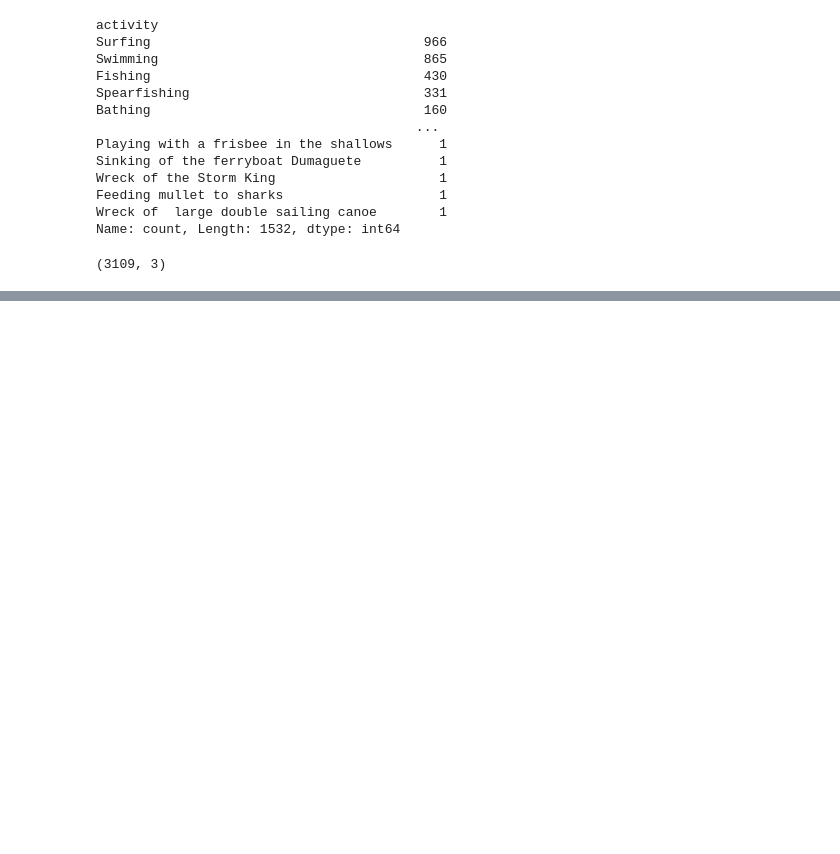
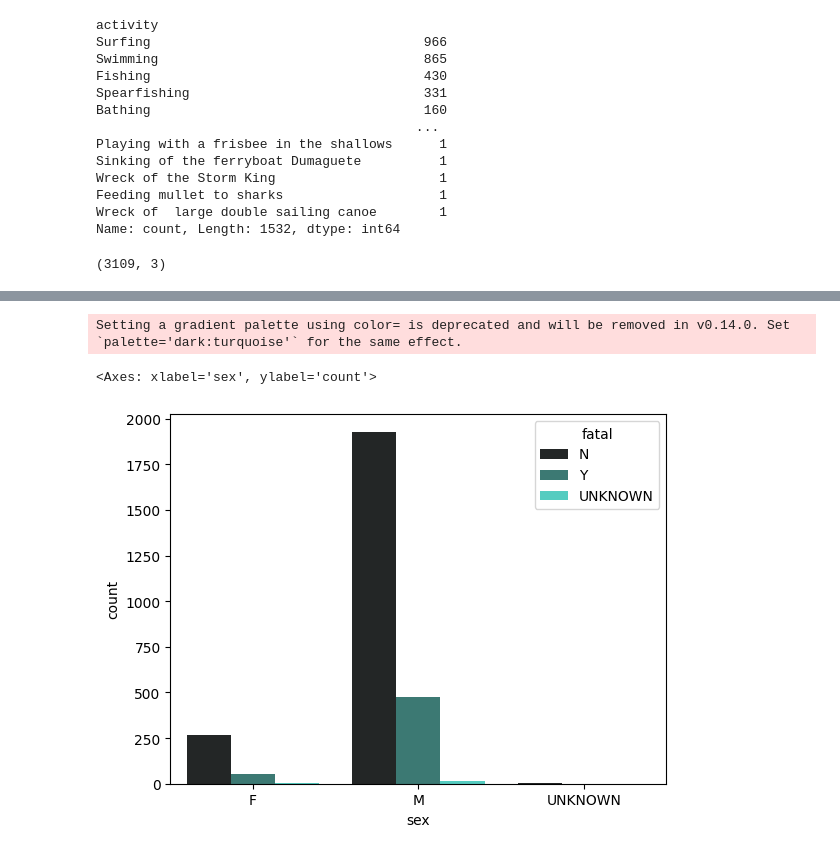
Before and after one commit to Elsa-Clave/Sharks-Attacks-Analysis, a Jupyter notebook: code/main.ipynb, the cells around one changed output, grey strips where cells are left out. Drawn from its saved outputs; the diff is of its cells as text; code cells hidden in the pictures; blank space fills up the shorter version.

```diff
--- a/code/main.ipynb
+++ b/code/main.ipynb
@@ -380,0 +415,6 @@ filtered_h1.shape
+# %%
+sns.countplot(data=filtered_h1, x="sex", hue="fatal", color="turquoise")
+# %% [output]
+Setting a gradient palette using color= is deprecated and will be removed in v0.14.0. Set `palette='dark:turquoise'` for the same effect.
+<Axes: xlabel='sex', ylabel='count'>
+[figure, added]
```
Also changed, not shown: parts of 37 cells of this notebook, 15 other files.
